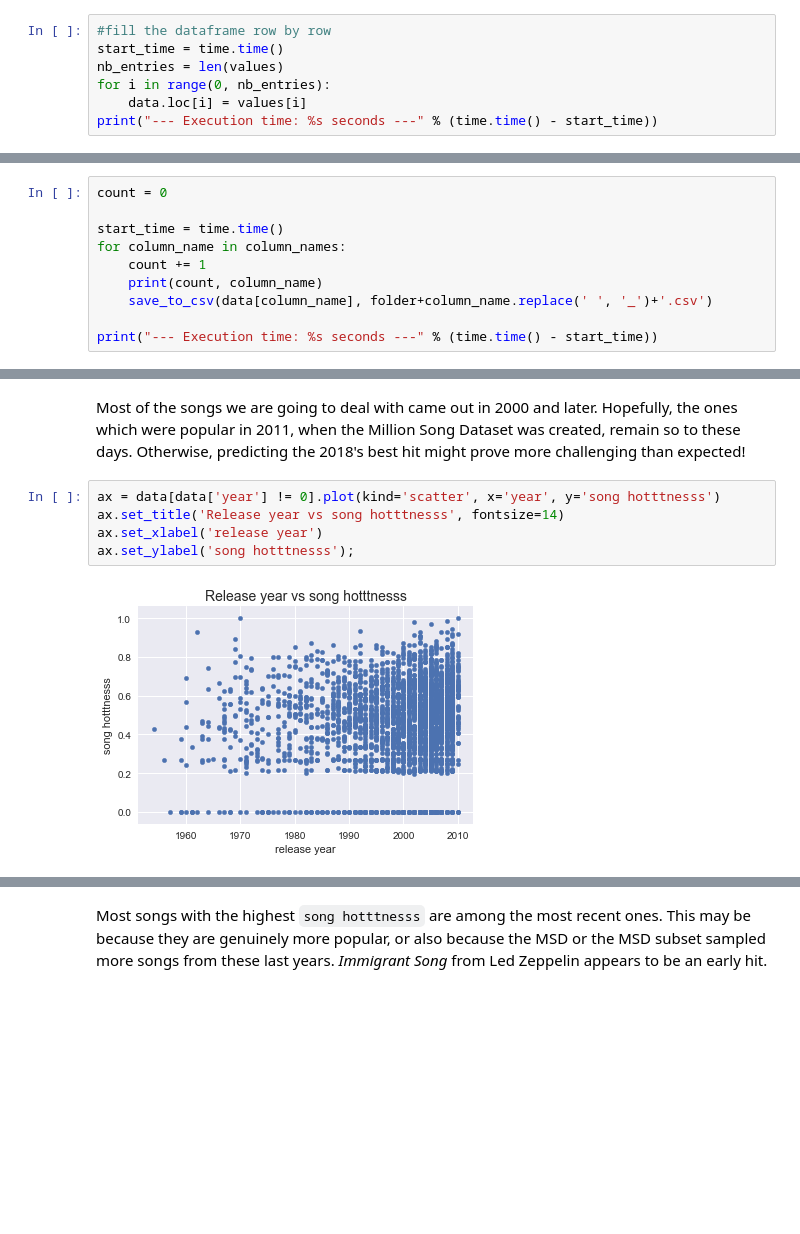
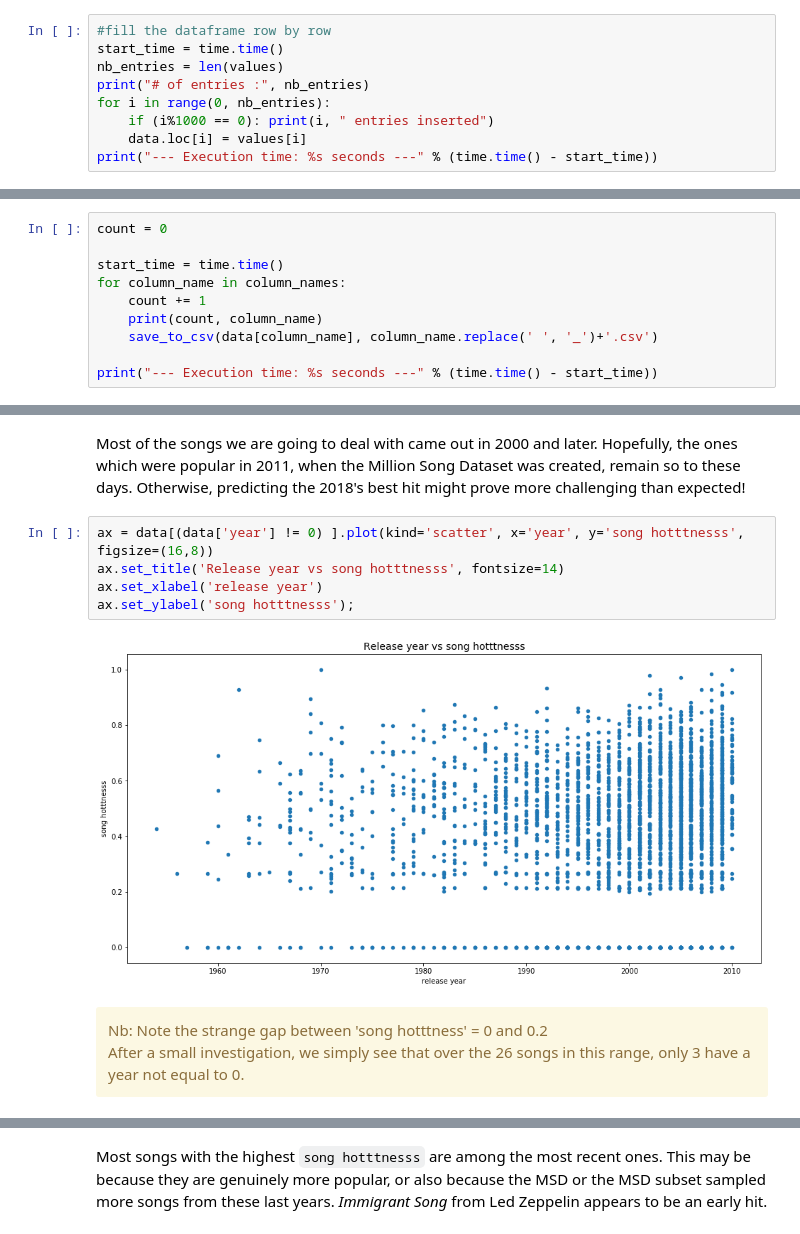
Before and after one commit to Piloumpicou/ADA-Unexpected-Match, a Jupyter notebook: project/MSD_subset.ipynb, the cells around one changed output, grey strips where cells are left out. Saved outputs shown, nothing was run; the diff lists cells and outputs as text; blank space fills up the shorter version.

```diff
--- a/project/MSD_subset.ipynb
+++ b/project/MSD_subset.ipynb
@@ -209,6 +208,8 @@ data.head()
 #fill the dataframe row by row
 start_time = time.time()
 nb_entries = len(values)
+print("# of entries :", nb_entries)
 for i in range(0, nb_entries):
+    if (i%1000 == 0): print(i, " entries inserted")
     data.loc[i] = values[i]
 print("--- Execution time: %s seconds ---" % (time.time() - start_time))
@@ -233,7 +236,7 @@ start_time = time.time()
 for column_name in column_names:
     count += 1
     print(count, column_name)
-    save_to_csv(data[column_name], folder+column_name.replace(' ', '_')+'.csv')
+    save_to_csv(data[column_name], column_name.replace(' ', '_')+'.csv')
 
 print("--- Execution time: %s seconds ---" % (time.time() - start_time))
 # %% [output]
@@ -456,9 +463,14 @@ ax.set_ylabel('number of songs');
 # %% [markdown]
 Most of the songs we are going to deal with came out in 2000 and later. Hopefully, the ones which were popular in 2011, when the Million Song Dataset was created, remain so to these days. Otherwise, predicting the 2018's best hit might prove more challenging than expected!
 # %%
-ax = data[data['year'] != 0].plot(kind='scatter', x='year', y='song hotttnesss')
+ax = data[(data['year'] != 0) ].plot(kind='scatter', x='year', y='song hotttnesss', figsize=(16,8))
 ax.set_title('Release year vs song hotttnesss', fontsize=14)
 ax.set_xlabel('release year')
 ax.set_ylabel('song hotttnesss');
 # %% [output]
-[figure, old version]
+[figure, new version]
+# %% [markdown]
+<div class="alert alert-warning">
+Nb: Note the strange gap between 'song hotttness' = 0 and 0.2
+<br>After a small investigation, we simply see that over the 26 songs in this range, only 3 have a year not equal to 0.
+</div>
```
Also changed, not shown: parts of 19 cells of this notebook.
